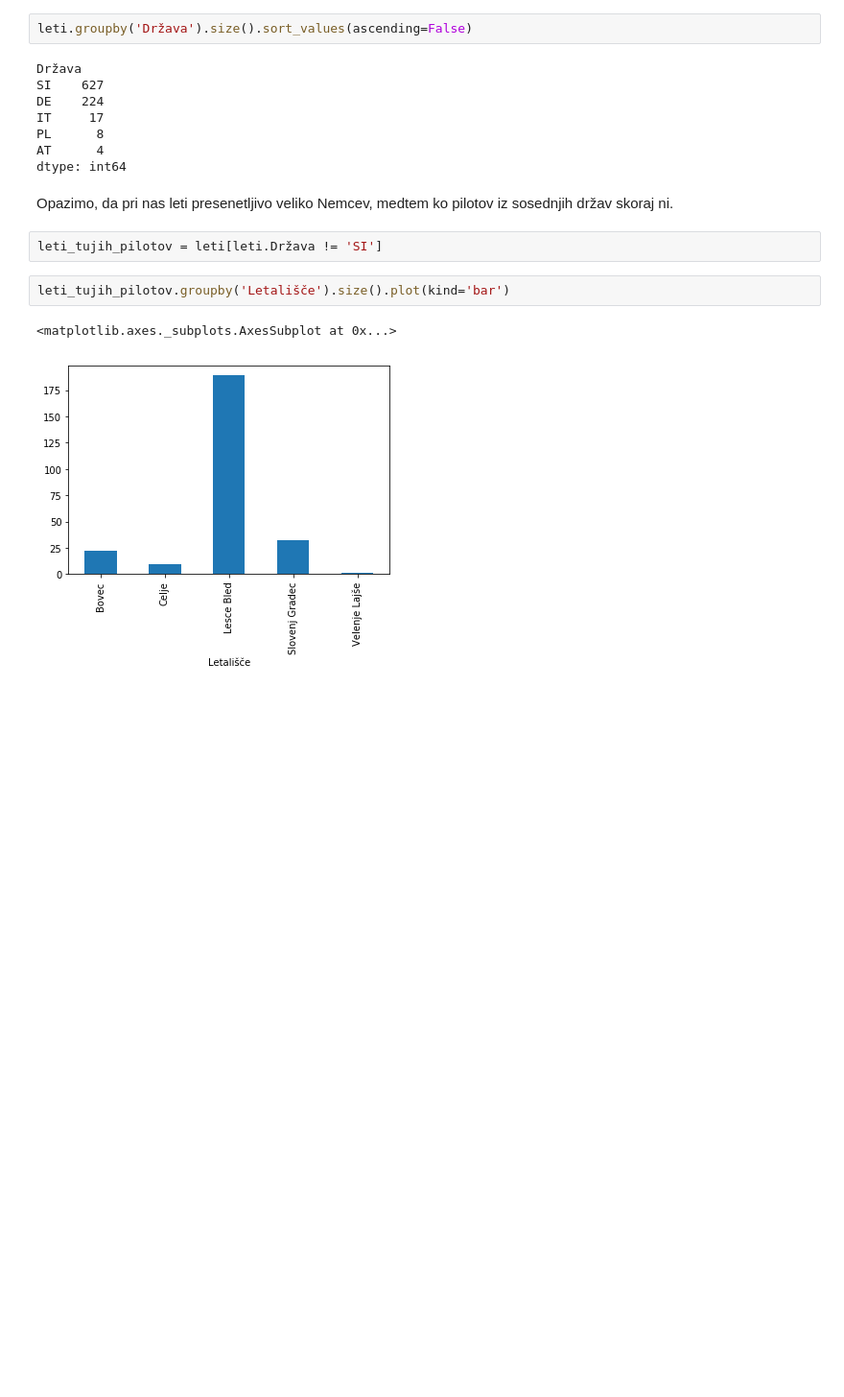
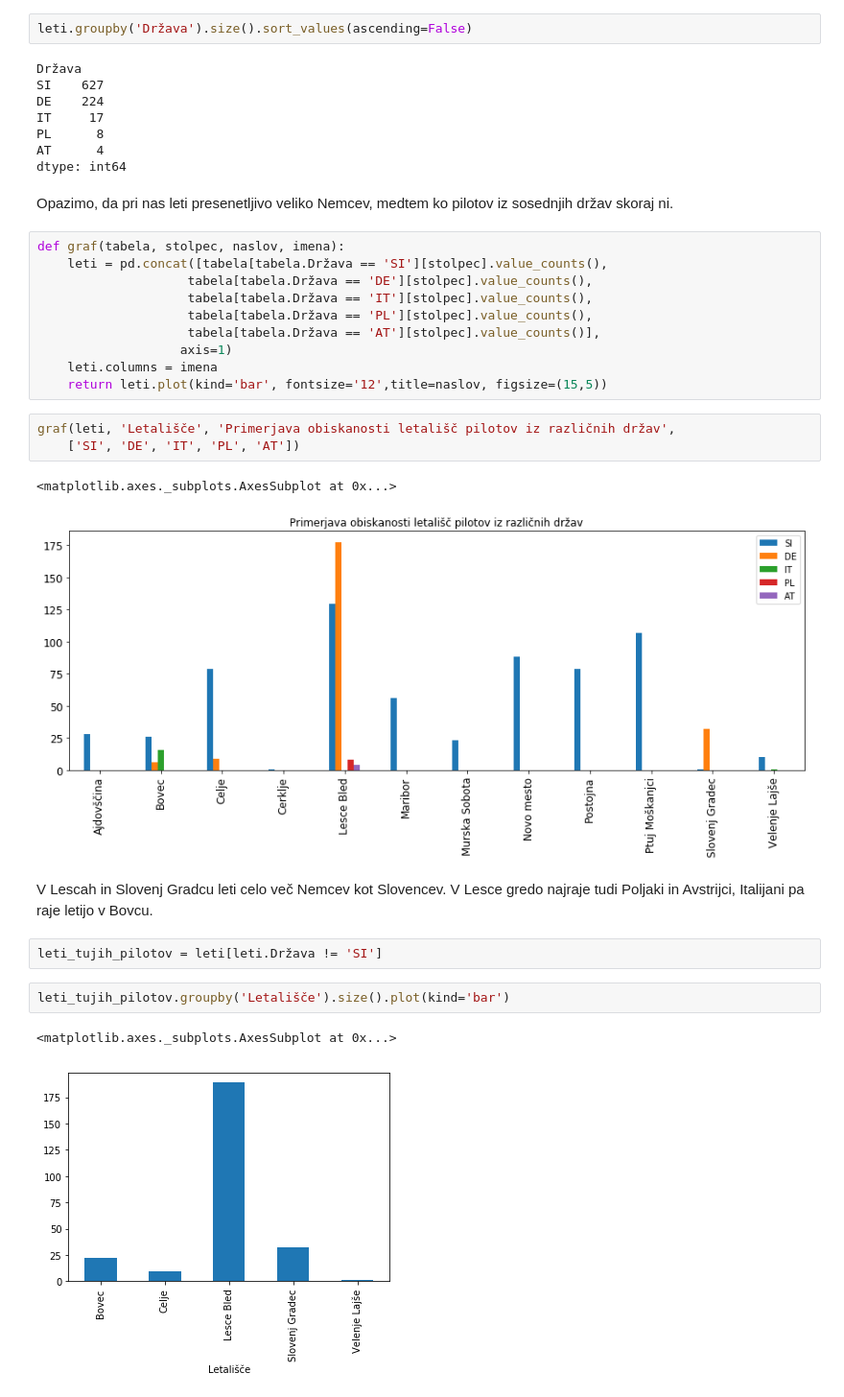
Before and after one commit to petrapodlogar/leti-jadralnih-letal, a Jupyter notebook: LetiJadralnihLetal.ipynb, the cells around one changed output. Shown: that part at 96% size. Drawn from its saved outputs; the diff is of its cells as text; blank space fills up the shorter version.

```diff
--- a/LetiJadralnihLetal.ipynb
+++ b/LetiJadralnihLetal.ipynb
@@ -93,6 +181,24 @@ AT      4
 dtype: int64
 # %% [markdown]
 Opazimo, da pri nas leti presenetljivo veliko Nemcev, medtem ko pilotov iz sosednjih držav skoraj ni.
+# %%
+def graf(tabela, stolpec, naslov, imena):
+    leti = pd.concat([tabela[tabela.Država == 'SI'][stolpec].value_counts(),
+                    tabela[tabela.Država == 'DE'][stolpec].value_counts(),
+                    tabela[tabela.Država == 'IT'][stolpec].value_counts(),
+                    tabela[tabela.Država == 'PL'][stolpec].value_counts(),
+                    tabela[tabela.Država == 'AT'][stolpec].value_counts()],
+                   axis=1)
+    leti.columns = imena
+    return leti.plot(kind='bar', fontsize='12',title=naslov, figsize=(15,5))
+# %%
+graf(leti, 'Letališče', 'Primerjava obiskanosti letališč pilotov iz različnih držav',
+    ['SI', 'DE', 'IT', 'PL', 'AT'])
+# %% [output]
+<matplotlib.axes._subplots.AxesSubplot at 0x...>
+[figure, added]
+# %% [markdown]
+V Lescah in Slovenj Gradcu leti celo več Nemcev kot Slovencev. V Lesce gredo najraje tudi Poljaki in Avstrijci, Italijani pa raje letijo v Bovcu.
 # %%
 leti_tujih_pilotov = leti[leti.Država != 'SI']
 # %%
```
Also changed, not shown: parts of 38 cells of this notebook.
